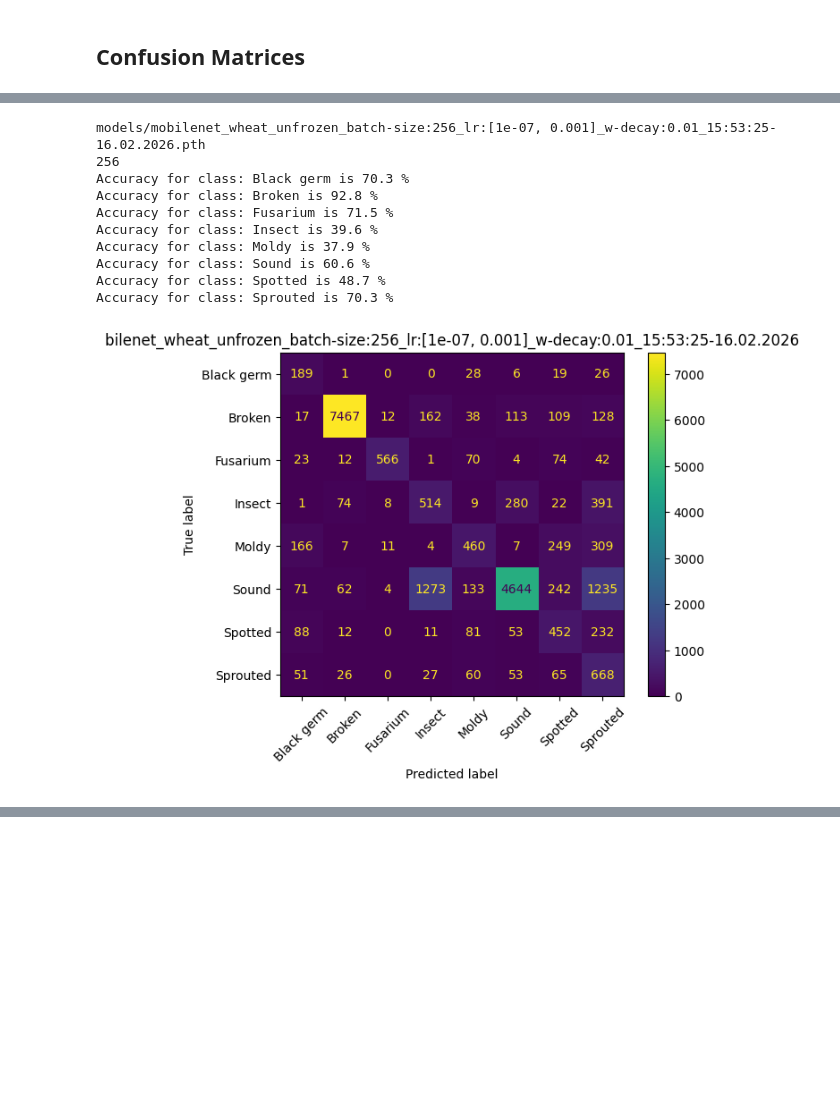
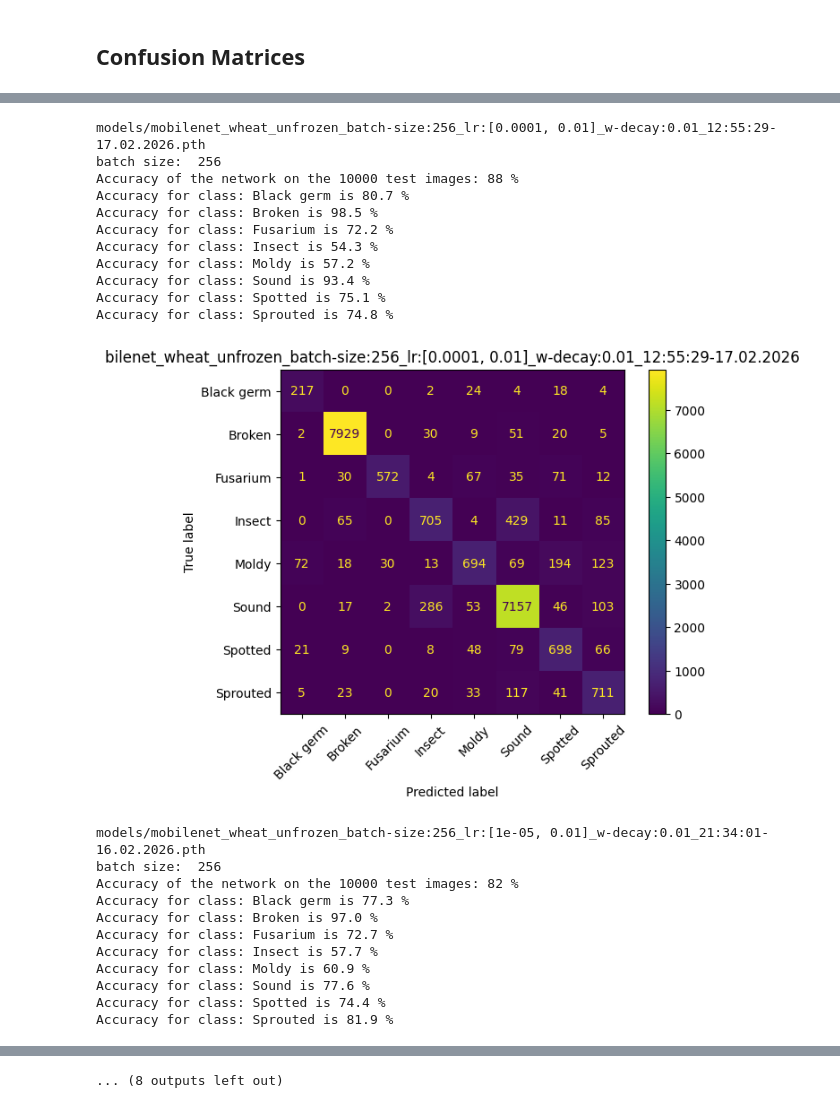
Before and after one commit to Walid-N-bit/ml_app, a Jupyter notebook: dashboard.ipynb, the cells around one changed output, grey strips where cells are left out. Cells and saved outputs as stored; diff of their text form; code cells hidden in the pictures; blank space fills up the shorter version.

```diff
--- a/dashboard.ipynb
+++ b/dashboard.ipynb
@@ -169,48 +197,70 @@ for path in models_paths:
 # %%
-from cifar_data_prep import TESTING_DATA as cifar_data, CLASSES as cifar_classes, data_loader as cifar_loader
+# from cifar_data_prep import TESTING_DATA as cifar_data, CLASSES as cifar_classes, data_loader as cifar_loader
 
-device = torch.device("cuda" if torch.cuda.is_available() else "cpu")
+# device = torch.device("cuda" if torch.cuda.is_available() else "cpu")
 
-cifar_cm_data = []
-for path in cifar_paths:
-    print(path)
-    print(get_batch_size(path))
-    test_loader = cifar_loader(cifar_data, device, batch_size=get_batch_size(path))
-    cifar_trues, cifar_preds = perform_eval(path,cifar_classes,test_loader)
-    cifar_cm_data.append((path, cifar_trues, cifar_preds))
-    cifar_title = path.strip("models/").strip(".pth")
-    confusion_matrix(cifar_title, cifar_trues, cifar_preds, cifar_classes)
+# # cifar_paths = []
+# cifar_cm_data = []
+# for path in cifar_paths:
+#     print(path)
+#     print(get_batch_size(path))
+#     test_loader = cifar_loader(cifar_data, device, batch_size=get_batch_size(path))
+#     cifar_trues, cifar_preds = perform_eval(path,cifar_classes,test_loader)
+#     cifar_cm_data.append((path, cifar_trues, cifar_preds))
+#     cifar_title = path.strip("models/").strip(".pth")
+#     confusion_matrix(cifar_title, cifar_trues, cifar_preds, cifar_classes)
 # %%
 from wheat_data_prep import (
     TESTING_DATA as wheat_data,
     CLASSES as wheat_classes,
     data_loader as wheat_loader,
 )
 
 wheat_classes = list(wheat_classes)
 
 device = torch.device("cuda" if torch.cuda.is_available() else "cpu")
-
+wheat_paths = [
+    "models/mobilenet_wheat_unfrozen_batch-size:256_lr:[0.0001, 0.01]_w-decay:0.01_12:55:29-17.02.2026.pth",
+    "models/mobilenet_wheat_unfrozen_batch-size:256_lr:[1e-05, 0.01]_w-decay:0.01_21:34:01-16.02.2026.pth",
+    "models/mobilenet_wheat_unfrozen_batch-size:256_lr:[1e-06, 0.01]_w-decay:0.01_00:35:18-17.02.2026.pth",
+    "models/mobilenet_wheat_unfrozen_batch-size:256_lr:[1e-07, 0.001]_w-decay:0.01_13:04:18-16.02.2026.pth",
+    "models/mobilenet_wheat_unfrozen_batch-size:256_lr:[1e-07, 0.001]_w-decay:0.01_15:53:25-16.02.2026.pth",
+    "models/mobilenet_wheat_unfrozen_batch-size:256_lr:[1e-07, 0.01]_w-decay:0.01_10:20:40-17.02.2026.pth",
+    "models/mobilenet_wheat_unfrozen_batch-size:512_lr:[0.0001, 0.01]_w-decay:0.01_12:55:24-17.02.2026.pth",
+    "models/mobilenet_wheat_unfrozen_batch-size:512_lr:[1e-05, 0.01]_w-decay:0.01_21:34:44-16.02.2026.pth",
+    "models/mobilenet_wheat_unfrozen_batch-size:512_lr:[1e-06, 0.01]_w-decay:0.01_10:22:32-17.02.2026.pth",
+    "models/mobilenet_wheat_unfrozen_batch-size:512_lr:[1e-07, 0.001]_w-decay:0.01_15:53:18-16.02.2026.pth",
+]
 wheat_cm_data = []
 for path in wheat_paths:
-    path = "models/mobilenet_wheat_unfrozen_batch-size:256_lr:[1e-07, 0.001]_w-decay:0.01_15:53:25-16.02.2026.pth"
     print(path)
-    print(get_batch_size(path))
+    print("batch size: ", get_batch_size(path))
     test_loader = wheat_loader(wheat_data, device, batch_size=get_batch_size(path), sampler=None)
     wheat_trues, wheat_preds = perform_eval(path, wheat_classes, test_loader)
     wheat_cm_data.append((path, wheat_trues, wheat_preds))
     wheat_title = path.strip("models/").strip(".pth")
     confusion_matrix(wheat_title, wheat_trues, wheat_preds, wheat_classes)
-    break
 # %% [output]
-models/mobilenet_wheat_unfrozen_batch-size:256_lr:[1e-07, 0.001]_w-decay:0.01_15:53:25-16.02.2026.pth
-256
-Accuracy for class: Black germ is 70.3 %
-Accuracy for class: Broken is 92.8 %
-Accuracy for class: Fusarium is 71.5 %
-Accuracy for class: Insect is 39.6 %
-Accuracy for class: Moldy is 37.9 %
-Accuracy for class: Sound is 60.6 %
-Accuracy for class: Spotted is 48.7 %
-Accuracy for class: Sprouted is 70.3 %
+models/mobilenet_wheat_unfrozen_batch-size:256_lr:[0.0001, 0.01]_w-decay:0.01_12:55:29-17.02.2026.pth
+batch size:  256
+Accuracy of the network on the 10000 test images: 88 %
+Accuracy for class: Black germ is 80.7 %
+Accuracy for class: Broken is 98.5 %
+Accuracy for class: Fusarium is 72.2 %
+Accuracy for class: Insect is 54.3 %
+Accuracy for class: Moldy is 57.2 %
+Accuracy for class: Sound is 93.4 %
+Accuracy for class: Spotted is 75.1 %
+Accuracy for class: Sprouted is 74.8 %
-[figure, old version]
+[figure, new version]
+models/mobilenet_wheat_unfrozen_batch-size:256_lr:[1e-05, 0.01]_w-decay:0.01_21:34:01-16.02.2026.pth
+batch size:  256
+Accuracy of the network on the 10000 test images: 82 %
+Accuracy for class: Black germ is 77.3 %
+Accuracy for class: Broken is 97.0 %
+Accuracy for class: Fusarium is 72.7 %
+Accuracy for class: Insect is 57.7 %
+Accuracy for class: Moldy is 60.9 %
+Accuracy for class: Sound is 77.6 %
+Accuracy for class: Spotted is 74.4 %
+Accuracy for class: Sprouted is 81.9 %
@@ -216,0 +316 @@ Accuracy for class: Sprouted is 70.3 %
+... (8 outputs left out)
```
Also changed, not shown: parts of 6 cells of this notebook, 4 other files.
